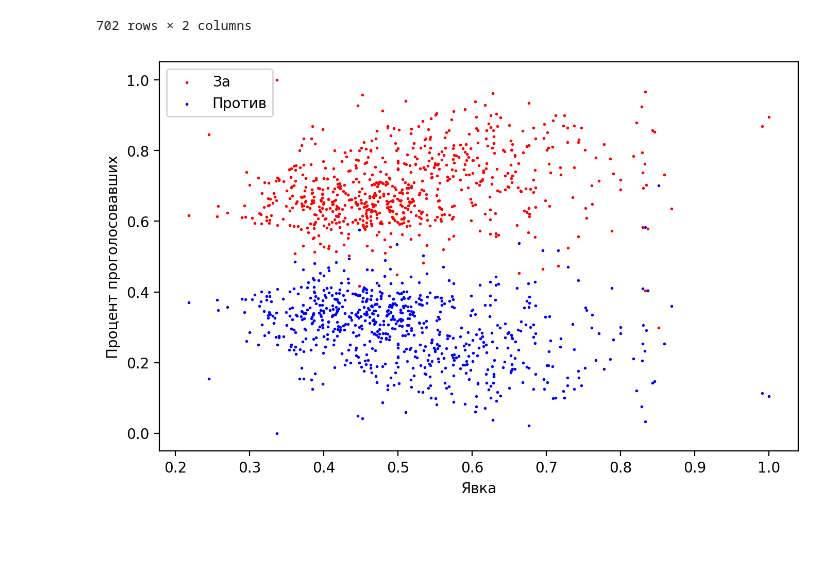
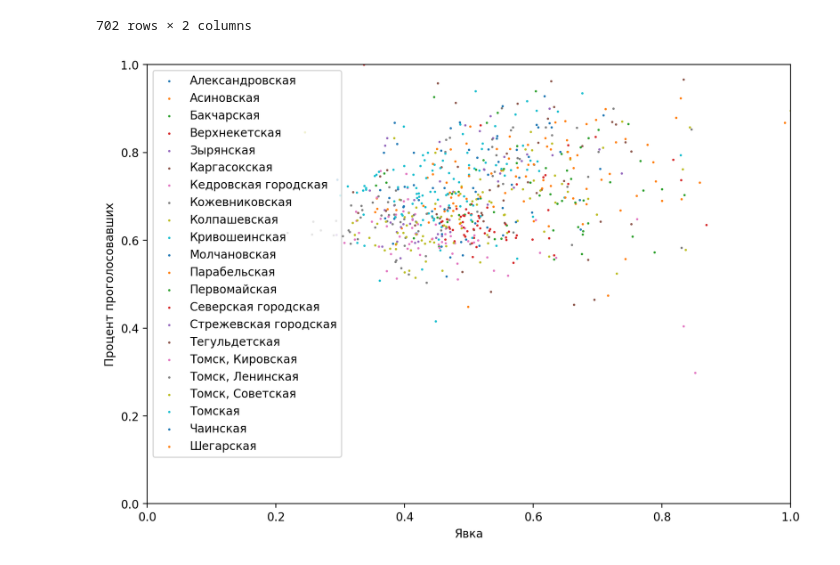
Before and after one commit to ectuser/ConstitutionVoteAnalysis, a Jupyter notebook: Data/Analysis.ipynb, the cells around one changed output. Cells and saved outputs as stored; diff of their text form; code cells hidden in the pictures; blank space fills up the shorter version.

Commit message:
Added some new code with more plots

```diff
--- a/Data/Analysis.ipynb
+++ b/Data/Analysis.ipynb
@@ -43,12 +43,21 @@ data[['yes_votes_percentage', 'turnout']]
 | 701 | 0.7510 | 0.443860 |
 702 rows × 2 columns
 # %%
-figure(num=None, figsize=(8, 5), dpi=200, facecolor='w', edgecolor='k')
-plt.scatter(data['turnout'], data['yes_votes_percentage'], c='r', s=1, label="За")
-plt.scatter(data['turnout'], data['no_votes_percentage'], c='b', s=1, label="Против")
+# new_data = data.loc[data['territory'] == 'Томск, Ленинская']
+# new_data = data.loc[data['territory'] == 'Томск, Кировская']
+# new_data = data.loc[data['territory'] == 'Томск, Советская']
+new_data = data
+figure(num=None, figsize=(10, 7), dpi=200, facecolor='w', edgecolor='k')
+for i in data['territory'].unique():
+    new_data = data.loc[data['territory'] == i]
+    plt.scatter(new_data['turnout'], new_data['yes_votes_percentage'], s=1, label=i)
+# plt.scatter(new_data['turnout'], new_data['no_votes_percentage'], c='b', s=1, label="Против")
+# plt.scatter(new_data['turnout'], new_data['yes_votes_percentage'], c='b', s=1, label="За")
 plt.xlabel('Явка')
 plt.ylabel('Процент проголосовавших')
 plt.legend(loc='upper left')
+plt.xlim(0, 1)
+plt.ylim(0, 1)
 plt.show()
 # %% [output]
-[figure, old version]
+[figure, new version]
```
Also changed, not shown: parts of 1 cell of this notebook.
